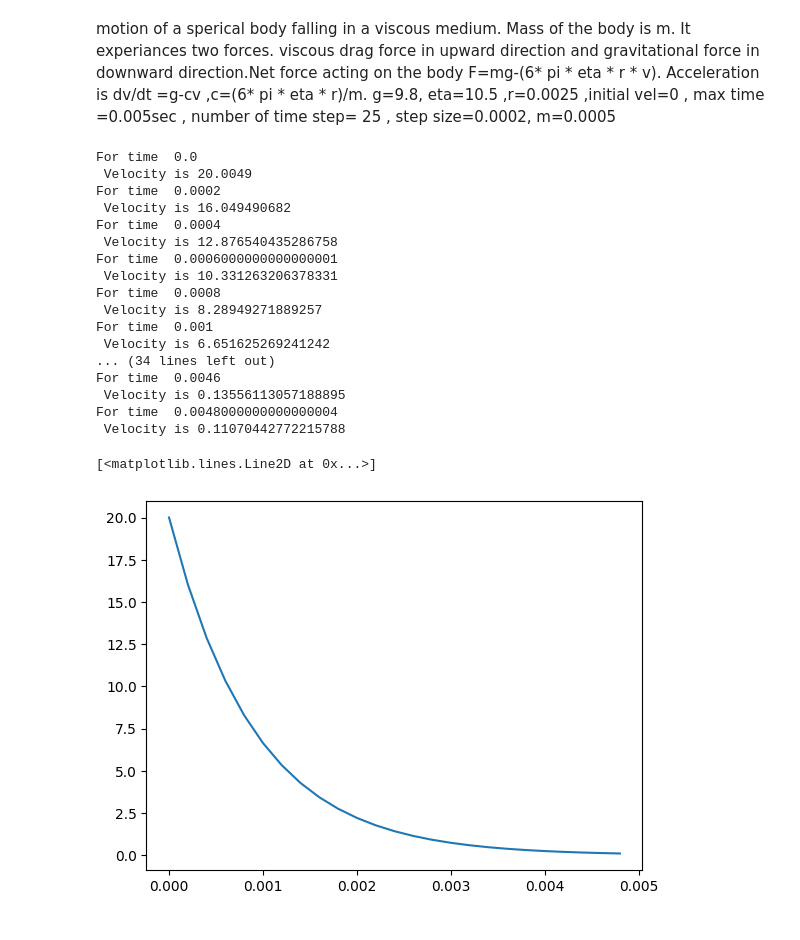
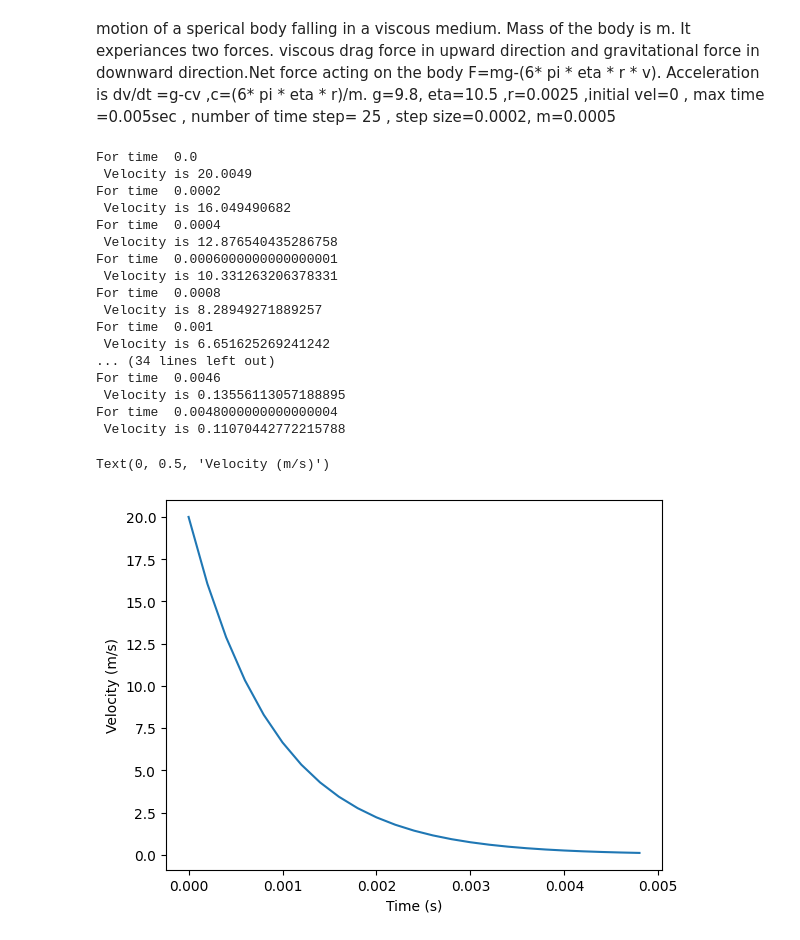
Before and after one commit to AbhinavKP01/Chatapp, a Jupyter notebook: simulation_lab.ipynb, the cells around one changed output. Cells and saved outputs as stored; diff of their text form; code cells hidden in the pictures.

```diff
--- a/simulation_lab.ipynb
+++ b/simulation_lab.ipynb
@@ -33,32 +33,34 @@ tsize=0.0002
 pi=3.14
 v=(m*g)+20
 V=[]
 T=np.arange(0,0.005,0.0002)
 for t in T:
   V.append(v)
   print("For time ",t,"\n","Velocity is", v)
   c=((6*pi*eta*r)/m)
   F=(m*g)-(m*c*v)
   A=g-(c*v)
   v=v+(A*tsize)
 p.plot(T,V)
+p.xlabel("Time (s)")
+p.ylabel("Velocity (m/s)")
 # %% [output]
 For time  0.0
  Velocity is 20.0049
 For time  0.0002
  Velocity is 16.049490682
 For time  0.0004
  Velocity is 12.876540435286758
 For time  0.0006000000000000001
  Velocity is 10.331263206378331
 For time  0.0008
  Velocity is 8.28949271889257
 For time  0.001
  Velocity is 6.651625269241242
 ... (34 lines left out)
 For time  0.0046
  Velocity is 0.13556113057188895
 For time  0.0048000000000000004
  Velocity is 0.11070442772215788
-[<matplotlib.lines.Line2D at 0x...>]
+Text(0, 0.5, 'Velocity (m/s)')
-[figure, old version]
+[figure, new version]
```
